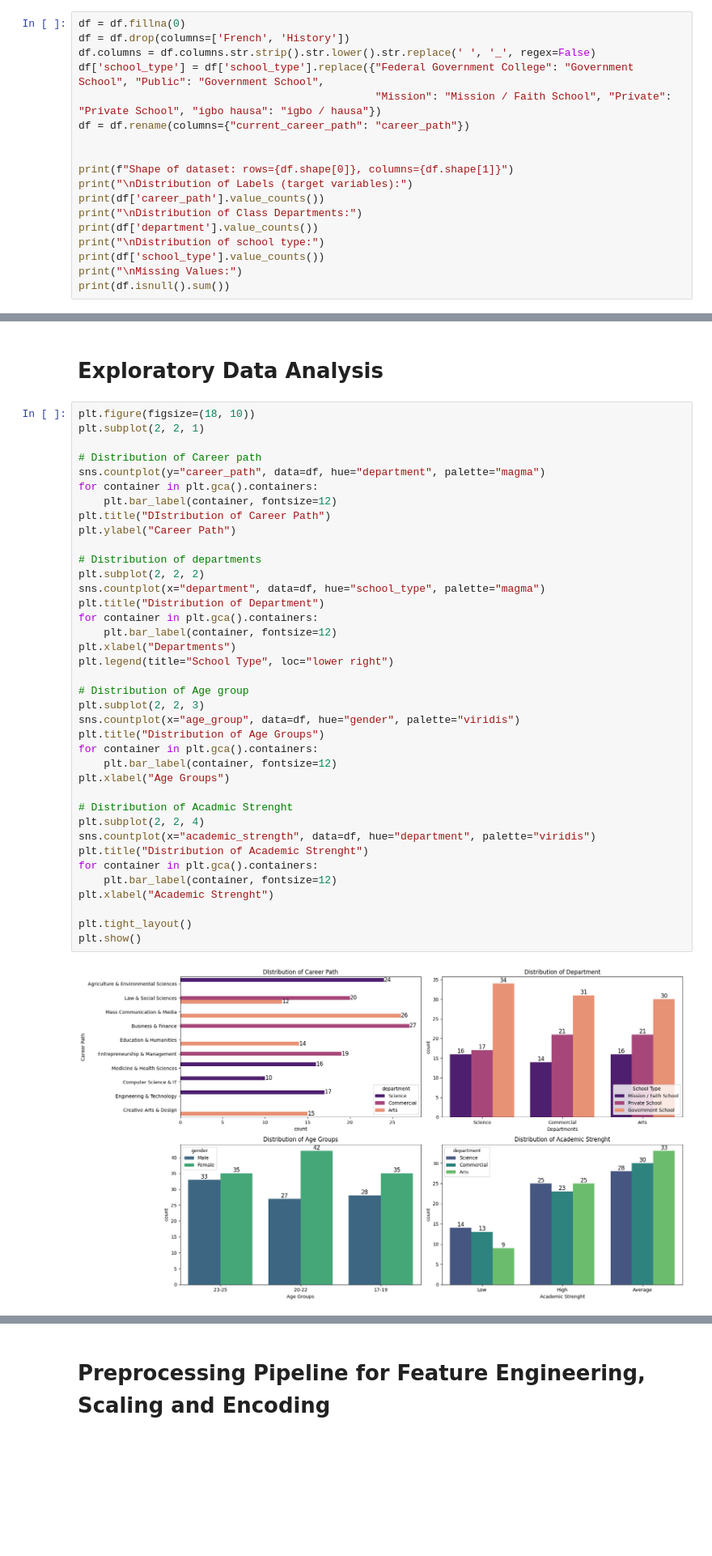
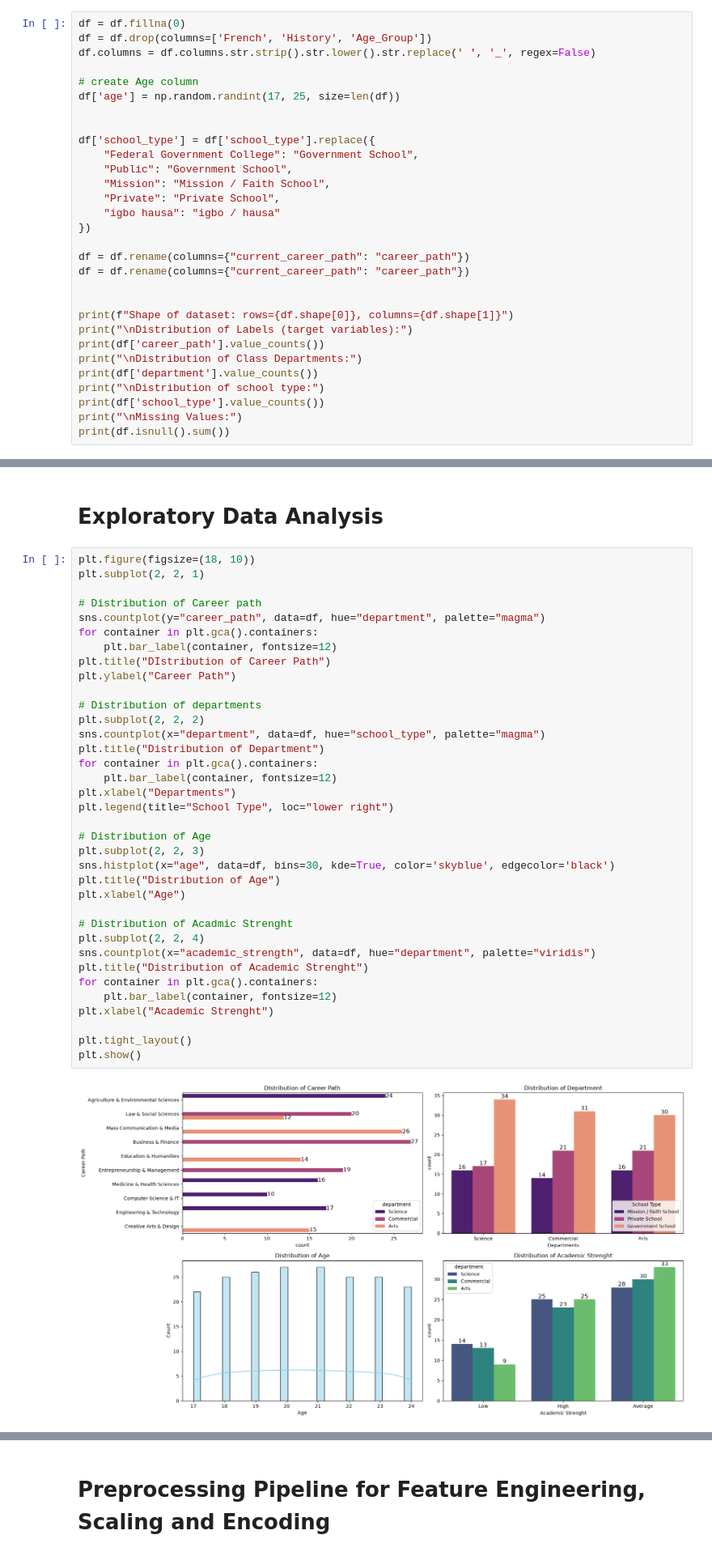
Before and after one commit to A-I-Jeremiah/Smart-Career-Portal, a Jupyter notebook: new_model.ipynb, the cells around one changed output, grey strips where cells are left out. Shown at 81% size. Cells and saved outputs as stored; diff of their text form; blank space fills up the shorter version.

```diff
--- a/new_model.ipynb
+++ b/new_model.ipynb
@@ -48,10 +48,22 @@ pd.set_option('display.max_colwidth', None)
 # Data Cleaning
 # %%
 df = df.fillna(0)
-df = df.drop(columns=['French', 'History'])
+df = df.drop(columns=['French', 'History', 'Age_Group'])
 df.columns = df.columns.str.strip().str.lower().str.replace(' ', '_', regex=False)
-df['school_type'] = df['school_type'].replace({"Federal Government College": "Government School", "Public": "Government School",
-                                               "Mission": "Mission / Faith School", "Private": "Private School", "igbo hausa": "igbo / hausa"})
+
+# create Age column
+df['age'] = np.random.randint(17, 25, size=len(df))
+
+
+df['school_type'] = df['school_type'].replace({
+    "Federal Government College": "Government School",
+    "Public": "Government School",
+    "Mission": "Mission / Faith School",
+    "Private": "Private School",
+    "igbo hausa": "igbo / hausa"
+})
+
+df = df.rename(columns={"current_career_path": "career_path"})
 df = df.rename(columns={"current_career_path": "career_path"})
 
 
@@ -154,40 +165,38 @@ plt.subplot(2, 2, 1)
 
 # Distribution of Career path
 sns.countplot(y="career_path", data=df, hue="department", palette="magma")
 for container in plt.gca().containers:
     plt.bar_label(container, fontsize=12)
 plt.title("DIstribution of Career Path")
 plt.ylabel("Career Path")
 
 # Distribution of departments
 plt.subplot(2, 2, 2)
 sns.countplot(x="department", data=df, hue="school_type", palette="magma")
 plt.title("Distribution of Department")
 for container in plt.gca().containers:
     plt.bar_label(container, fontsize=12)
 plt.xlabel("Departments")
 plt.legend(title="School Type", loc="lower right")
 
-# Distribution of Age group
+# Distribution of Age
 plt.subplot(2, 2, 3)
-sns.countplot(x="age_group", data=df, hue="gender", palette="viridis")
-plt.title("Distribution of Age Groups")
-for container in plt.gca().containers:
-    plt.bar_label(container, fontsize=12)
-plt.xlabel("Age Groups")
+sns.histplot(x="age", data=df, bins=30, kde=True, color='skyblue', edgecolor='black')
+plt.title("Distribution of Age")
+plt.xlabel("Age")
 
 # Distribution of Acadmic Strenght
 plt.subplot(2, 2, 4)
 sns.countplot(x="academic_strength", data=df, hue="department", palette="viridis")
 plt.title("Distribution of Academic Strenght")
 for container in plt.gca().containers:
     plt.bar_label(container, fontsize=12)
 plt.xlabel("Academic Strenght")
 
 plt.tight_layout()
 plt.show()
 # %% [output]
-[figure, old version]
+[figure, new version]
 # %%
 # Distribution of all Tests
 plt.figure(figsize=(18, 10))
```
Also changed, not shown: parts of 11 cells of this notebook, 5 other files.
